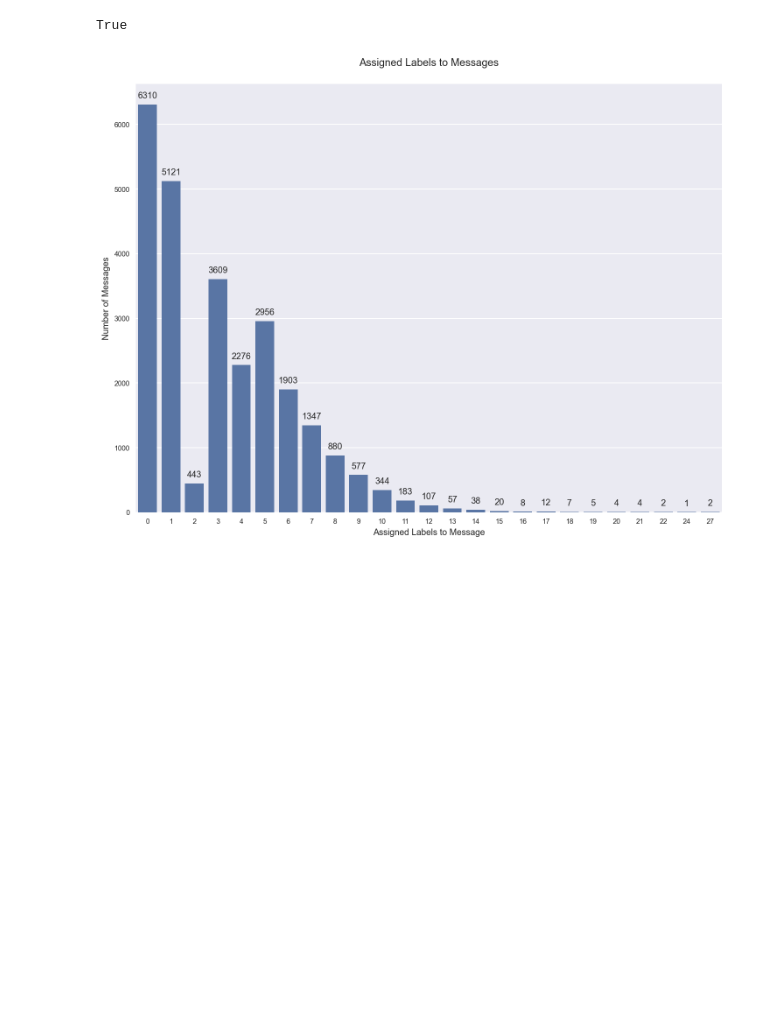
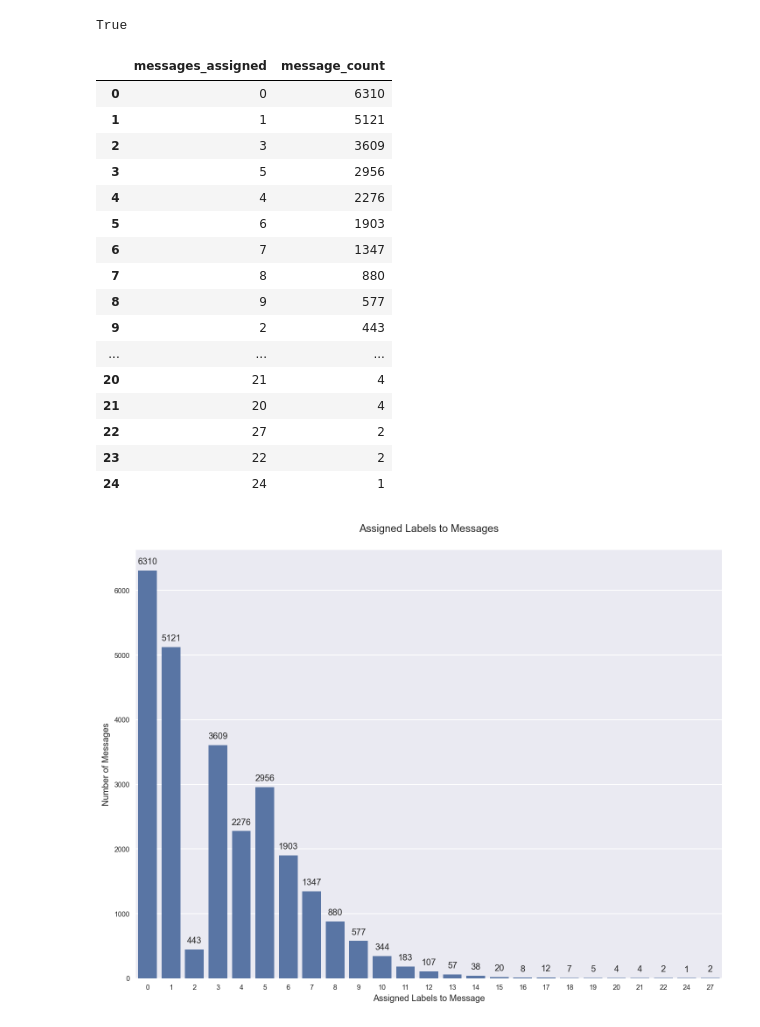
Before and after one commit to DigiData-Flo/DisasterResponse, a Jupyter notebook: notebooks/ML Pipeline Preparation.ipynb, the cells around one changed output. Saved outputs shown, nothing was run; the diff lists cells and outputs as text; code cells hidden in the pictures; blank space fills up the shorter version.

```diff
--- a/notebooks/ML Pipeline Preparation.ipynb
+++ b/notebooks/ML Pipeline Preparation.ipynb
@@ -140,6 +140,27 @@ y = df.iloc[:,4:]
 labels = list(y.columns)
 # %%
 ## Check which text messages have assigned labels
-disasters_assigned = pd.DataFrame(y.sum(axis=1), columns=['Sum']).sort_values(by='Sum', ascending=False)
+disasters_assigned = pd.DataFrame(y.sum(axis=1).value_counts()).reset_index()
+disasters_assigned.columns = ['messages_assigned', 'message_count']
+# %%
+disasters_assigned
+# %% [output]
+|  | messages_assigned | message_count |
+| 0 | 0 | 6310 |
+| 1 | 1 | 5121 |
+| 2 | 3 | 3609 |
+| 3 | 5 | 2956 |
+| 4 | 4 | 2276 |
+| 5 | 6 | 1903 |
+| 6 | 7 | 1347 |
+| 7 | 8 | 880 |
+| 8 | 9 | 577 |
+| 9 | 2 | 443 |
+| ... | ... | ... |
+| 20 | 21 | 4 |
+| 21 | 20 | 4 |
+| 22 | 27 | 2 |
+| 23 | 22 | 2 |
+| 24 | 24 | 1 |
 # %%
 
```
Also changed, not shown: parts of 1 cell of this notebook, 5 other files.
